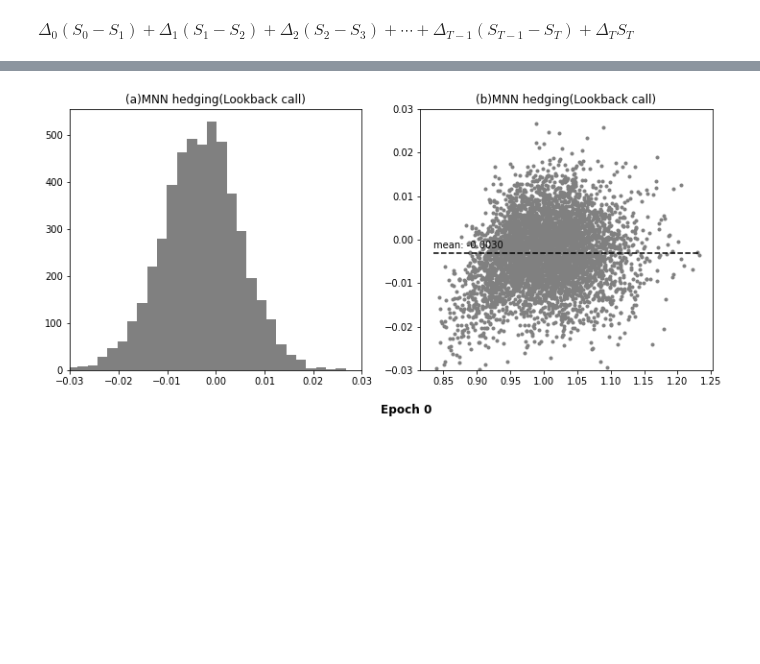
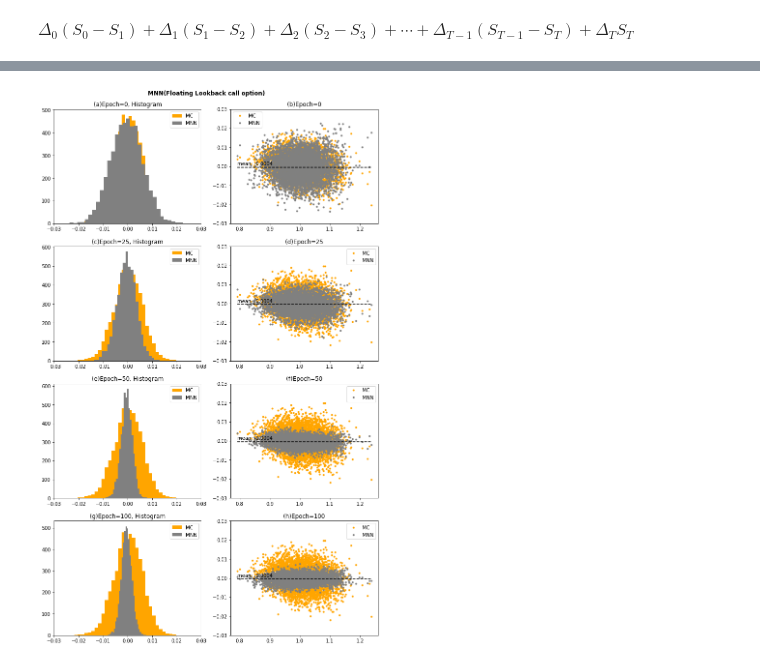
Before and after one commit to bbung9704/Financial_Engineering_Final, a Jupyter notebook: Deep_Hedging.ipynb, the cells around one changed output, grey strips where cells are left out. Drawn from its saved outputs; the diff is of its cells as text; code cells hidden in the pictures; blank space fills up the shorter version.

```diff
--- a/Deep_Hedging.ipynb
+++ b/Deep_Hedging.ipynb
@@ -208,8 +185,8 @@ ans_call = []
 ans_put = []
 
 for i in range(M):
-  BS_call.append(FloatingFormula(i, call=True))
-  BS_put.append(FloatingFormula(i, call=False))
+  BS_call.append(FloatingFormula(i, 0, call=True))
+  BS_put.append(FloatingFormula(i, 0, call=False))
   float_call.append(FloatingPayoff(i, call=True))
   float_put.append(FloatingPayoff(i, call=False))
   fix_call.append(FixedPayoff(i, 1, call=True))
@@ -218,9 +195,9 @@ for i in range(M):
   ans_put.append(BS_put[i]-float_put[i])
 
 print('BS call Mean: ', np.mean(BS_call))
-print('Floating call Mean: ', np.mean(float_call))
+print('Floating call Mean: ', np.mean(float_call) * np.exp(-r*T))
 print('BS put Mean: ', np.mean(BS_put))
-print('Floating put Mean: ', np.mean(float_put))
+print('Floating put Mean: ', np.mean(float_put) * np.exp(-r*T))
 print('Fixed call Mean: ', np.mean(fix_call))
 print('Fixed call Mean: ', np.mean(fix_put))
 # %% [output]
@@ -377,62 +300,75 @@ Epoch 100/100
 # %%
 # epoch 0
-plt.figure(figsize=(12,5))
-plt.subplot(1,2,1)
-plt.hist(pred0, bins=30, color='gray')
+plt.figure(figsize=(12,20))
+plt.figtext(0.35, 0.9, 'MNN(Floating Lookback call option)', fontsize='large', fontweight='bold')
+plt.subplot(4,2,1)
+plt.hist(ans_call, bins=30, color='orange', label='MC')
+plt.hist(pred0, bins=30, color='gray', label='MNN')
 plt.xlim(-0.03, 0.03)
-plt.title('(a)MNN hedging(Lookback call)')
-plt.subplot(1,2,2)
+plt.legend()
+plt.title('(a)Epoch=0, Histogram')
+plt.subplot(4,2,2)
 plt.ylim(-0.03, 0.03)
-plt.plot(S[:,-1], pred0, marker = ".", linestyle='none', color='gray')
+plt.plot(S[:,-1], ans_call, marker='.', linestyle='none', color='orange', label='MC')
+plt.plot(S[:,-1], pred0, marker = ".", linestyle='none', color='gray', label='MNN')
 plt.hlines(np.mean(pred0), min(S[:,-1]), max(S[:,-1]), linestyle='dashed', color='black', zorder=10000)
 plt.text(min(S[:,-1]), np.mean(pred0)+0.001, 'mean: %.4f'%np.mean(pred0), color='black')
-plt.title('(b)MNN hedging(Lookback call)')
-plt.figtext(0.5, 0, 'Epoch 0', fontsize='large', fontweight='bold')
-plt.show()
+plt.title('(b)Epoch=0')
+plt.legend()
+# plt.show()
 
 # epoch 25
-plt.figure(figsize=(12,5))
-plt.subplot(1,2,1)
-plt.hist(pred25, bins=30, color='gray')
+# plt.figure(figsize=(12,5))
+plt.subplot(4,2,3)
+plt.hist(ans_call, bins=30, color='orange', label='MC')
+plt.hist(pred25, bins=30, color='gray', label='MNN')
 plt.xlim(-0.03, 0.03)
-plt.title('(a)MNN hedging(Lookback call)')
-plt.subplot(1,2,2)
+plt.legend()
+plt.title('(c)Epoch=25, Histogram')
+plt.subplot(4,2,4)
 plt.ylim(-0.03, 0.03)
-plt.plot(S[:,-1], pred25, marker = ".", linestyle='none', color='gray')
+plt.plot(S[:,-1], ans_call, marker='.', linestyle='none', color='orange', label='MC')
+plt.plot(S[:,-1], pred25, marker = ".", linestyle='none', color='gray', label='MNN')
 plt.hlines(np.mean(pred25), min(S[:,-1]), max(S[:,-1]), linestyle='dashed', color='black', zorder=10000)
 plt.text(min(S[:,-1]), np.mean(pred25)+0.001, 'mean: %.4f'%np.mean(pred25), color='black')
-plt.title('(b)MNN hedging(Lookback call)')
-plt.figtext(0.5, 0, 'Epoch 25', fontsize='large', fontweight='bold')
-plt.show()
+plt.title('(d)Epoch=25')
+plt.legend()
+# plt.show()
 
 # epoch 50
-plt.figure(figsize=(12,5))
-plt.subplot(1,2,1)
-plt.hist(pred50, bins=30, color='gray')
+# plt.figure(figsize=(12,5))
+plt.subplot(4,2,5)
+plt.hist(ans_call, bins=30, color='orange', label='MC')
+plt.hist(pred50, bins=30, color='gray', label='MNN')
 plt.xlim(-0.03, 0.03)
-plt.title('(a)MNN hedging(Lookback call)')
-plt.subplot(1,2,2)
+plt.legend()
+plt.title('(e)Epoch=50, Histogram')
+plt.subplot(4,2,6)
 plt.ylim(-0.03, 0.03)
-plt.plot(S[:,-1], pred50, marker = ".", linestyle='none', color='gray')
+plt.plot(S[:,-1], ans_call, marker='.', linestyle='none', color='orange', label='MC')
+plt.plot(S[:,-1], pred50, marker = ".", linestyle='none', color='gray', label='MNN')
 plt.hlines(np.mean(pred50), min(S[:,-1]), max(S[:,-1]), linestyle='dashed', color='black', zorder=10000)
 plt.text(min(S[:,-1]), np.mean(pred50)+0.001, 'mean: %.4f'%np.mean(pred50), color='black')
-plt.title('(b)MNN hedging(Lookback call)')
-plt.figtext(0.5, 0, 'Epoch 50', fontsize='large', fontweight='bold')
-plt.show()
+plt.title('(f)Epoch=50')
+plt.legend()
+# plt.show()
 
 # epoch 100
-plt.figure(figsize=(12,5))
-plt.subplot(1,2,1)
-plt.hist(pred100, bins=30, color='gray')
+# plt.figure(figsize=(12,5))
+plt.subplot(4,2,7)
+plt.hist(ans_call, bins=30, color='orange', label='MC')
+plt.hist(pred100, bins=30, color='gray', label='MNN')
 plt.xlim(-0.03, 0.03)
-plt.title('(a)MNN hedging(Lookback call)')
-plt.subplot(1,2,2)
+plt.legend()
+plt.title('(g)Epoch=100, Histogram')
+plt.subplot(4,2,8)
 plt.ylim(-0.03, 0.03)
-plt.plot(S[:,-1], pred100, marker = ".", linestyle='none', color='gray')
+plt.plot(S[:,-1], ans_call, marker='.', linestyle='none', color='orange', label='MC')
+plt.plot(S[:,-1], pred100, marker = ".", linestyle='none', color='gray', label='MNN')
 plt.hlines(np.mean(pred100), min(S[:,-1]), max(S[:,-1]), linestyle='dashed', color='black', zorder=10000)
 plt.text(min(S[:,-1]), np.mean(pred100)+0.001, 'mean: %.4f'%np.mean(pred100), color='black')
-plt.title('(b)MNN hedging(Lookback call)')
-plt.figtext(0.5, 0, 'Epoch 100', fontsize='large', fontweight='bold')
+plt.title('(h)Epoch=100')
+plt.legend()
 plt.show()
 # %% [output]
-[figure, old version]
+[figure, new version]
```
Also changed, not shown: parts of 9 cells of this notebook.
